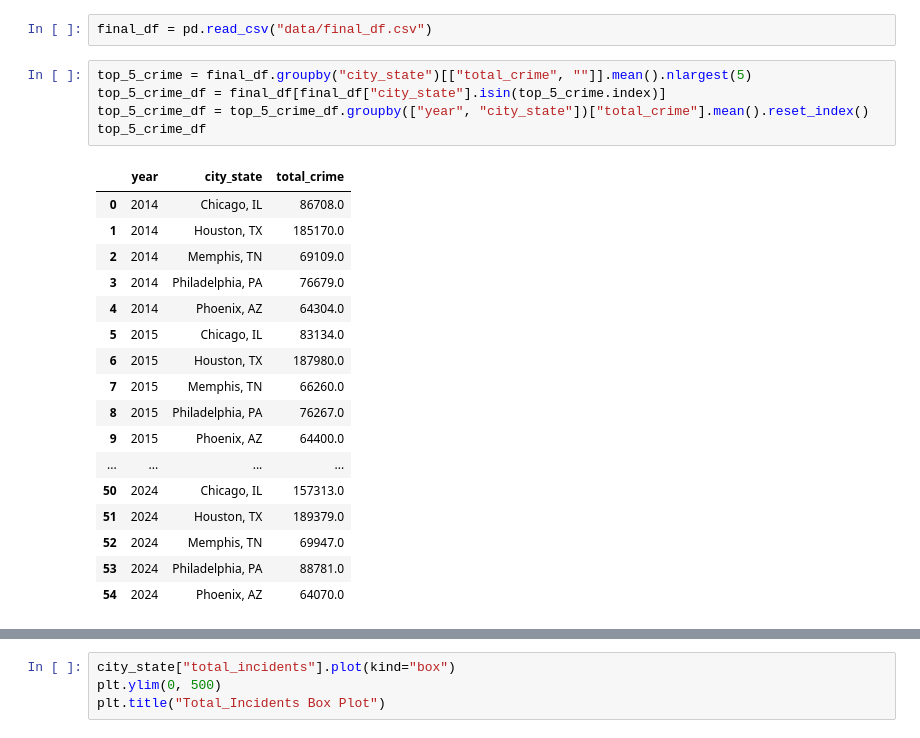
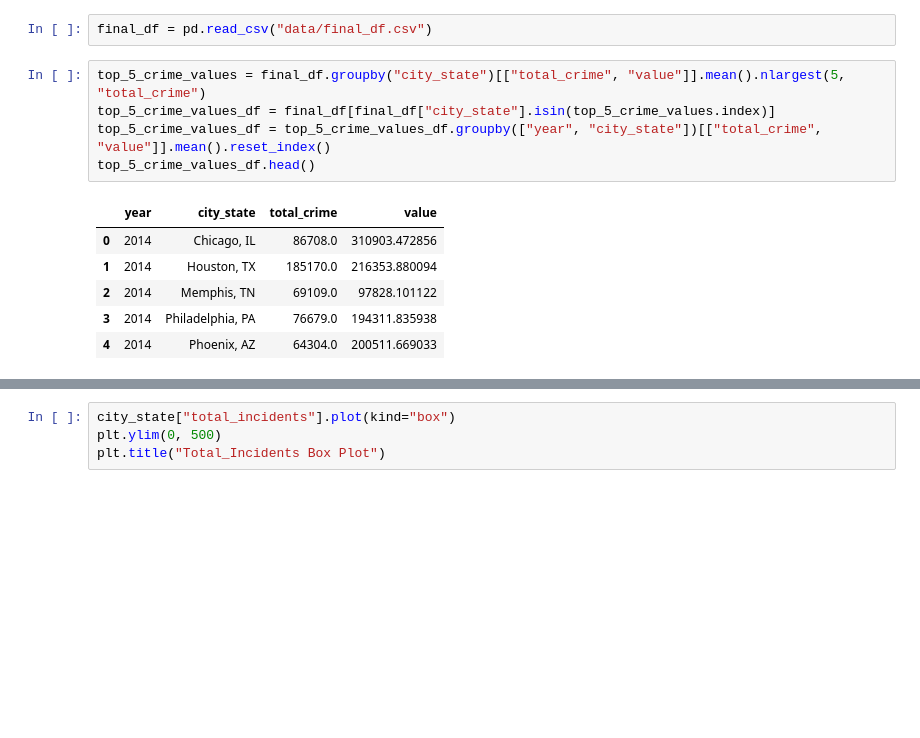
Before and after one commit to ZacharyKim/IS477-project, a Jupyter notebook: data_analysis.ipynb, the cells around one changed output, grey strips where cells are left out. Saved outputs shown, nothing was run; the diff lists cells and outputs as text; blank space fills up the shorter version.

```diff
--- a/data_analysis.ipynb
+++ b/data_analysis.ipynb
@@ -6,26 +6,15 @@ from sklearn.model_selection import train_test_split
 # %%
 final_df = pd.read_csv("data/final_df.csv")
 # %%
-top_5_crime = final_df.groupby("city_state")[["total_crime", ""]].mean().nlargest(5)
-top_5_crime_df = final_df[final_df["city_state"].isin(top_5_crime.index)]
-top_5_crime_df = top_5_crime_df.groupby(["year", "city_state"])["total_crime"].mean().reset_index()
-top_5_crime_df
+top_5_crime_values = final_df.groupby("city_state")[["total_crime", "value"]].mean().nlargest(5, "total_crime")
+top_5_crime_values_df = final_df[final_df["city_state"].isin(top_5_crime_values.index)]
+top_5_crime_values_df = top_5_crime_values_df.groupby(["year", "city_state"])[["total_crime", "value"]].mean().reset_index()
+top_5_crime_values_df.head()
 # %% [output]
-|  | year | city_state | total_crime |
-| 0 | 2014 | Chicago, IL | 86708.0 |
-| 1 | 2014 | Houston, TX | 185170.0 |
-| 2 | 2014 | Memphis, TN | 69109.0 |
-| 3 | 2014 | Philadelphia, PA | 76679.0 |
-| 4 | 2014 | Phoenix, AZ | 64304.0 |
-| 5 | 2015 | Chicago, IL | 83134.0 |
-| 6 | 2015 | Houston, TX | 187980.0 |
-| 7 | 2015 | Memphis, TN | 66260.0 |
-| 8 | 2015 | Philadelphia, PA | 76267.0 |
-| 9 | 2015 | Phoenix, AZ | 64400.0 |
-| ... | ... | ... | ... |
-| 50 | 2024 | Chicago, IL | 157313.0 |
-| 51 | 2024 | Houston, TX | 189379.0 |
-| 52 | 2024 | Memphis, TN | 69947.0 |
-| 53 | 2024 | Philadelphia, PA | 88781.0 |
-| 54 | 2024 | Phoenix, AZ | 64070.0 |
+|  | year | city_state | total_crime | value |
+| 0 | 2014 | Chicago, IL | 86708.0 | 310903.472856 |
+| 1 | 2014 | Houston, TX | 185170.0 | 216353.880094 |
+| 2 | 2014 | Memphis, TN | 69109.0 | 97828.101122 |
+| 3 | 2014 | Philadelphia, PA | 76679.0 | 194311.835938 |
+| 4 | 2014 | Phoenix, AZ | 64304.0 | 200511.669033 |
 # %%
```
Also changed, not shown: parts of 6 cells of this notebook, 1 other file.
